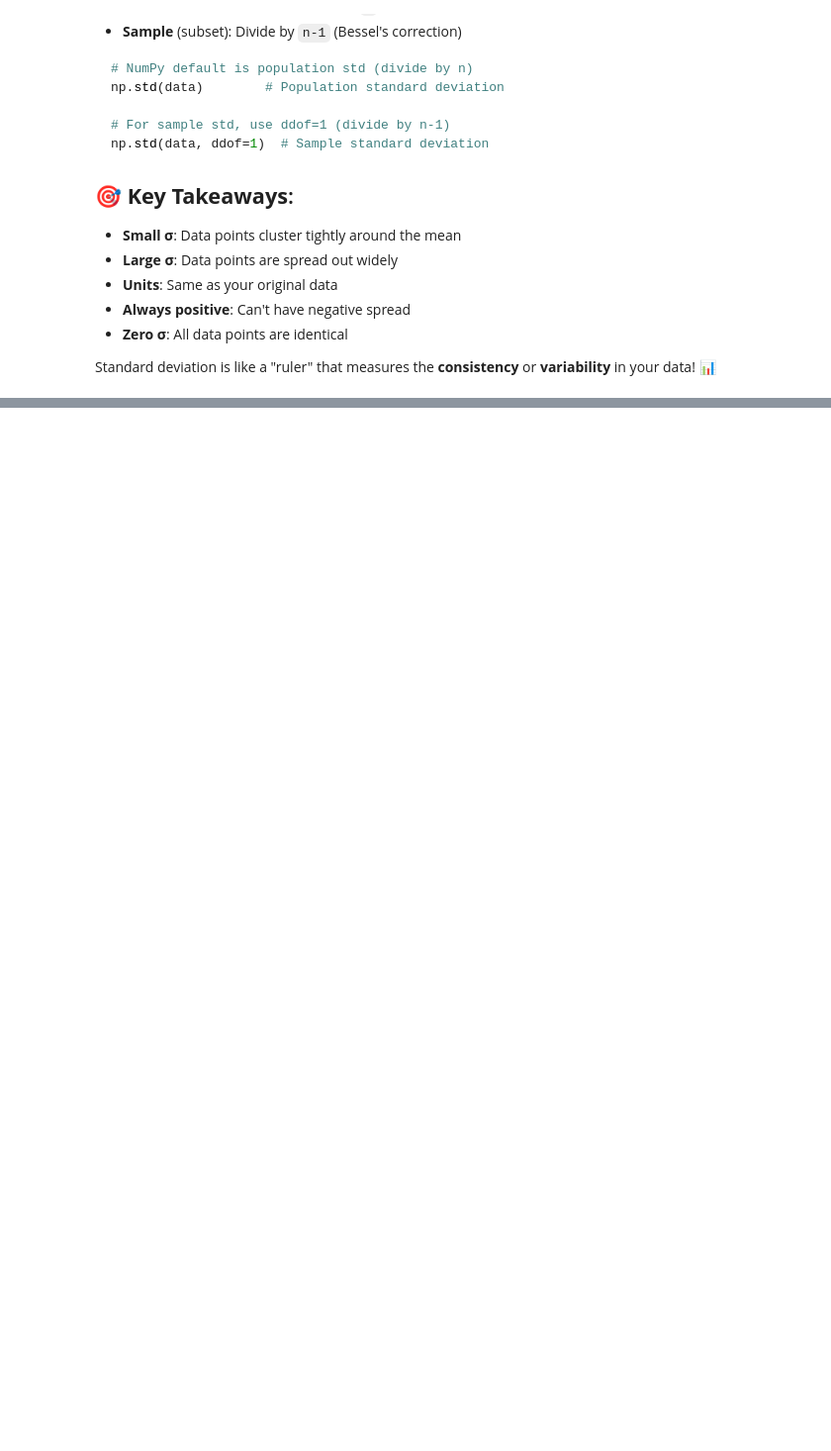
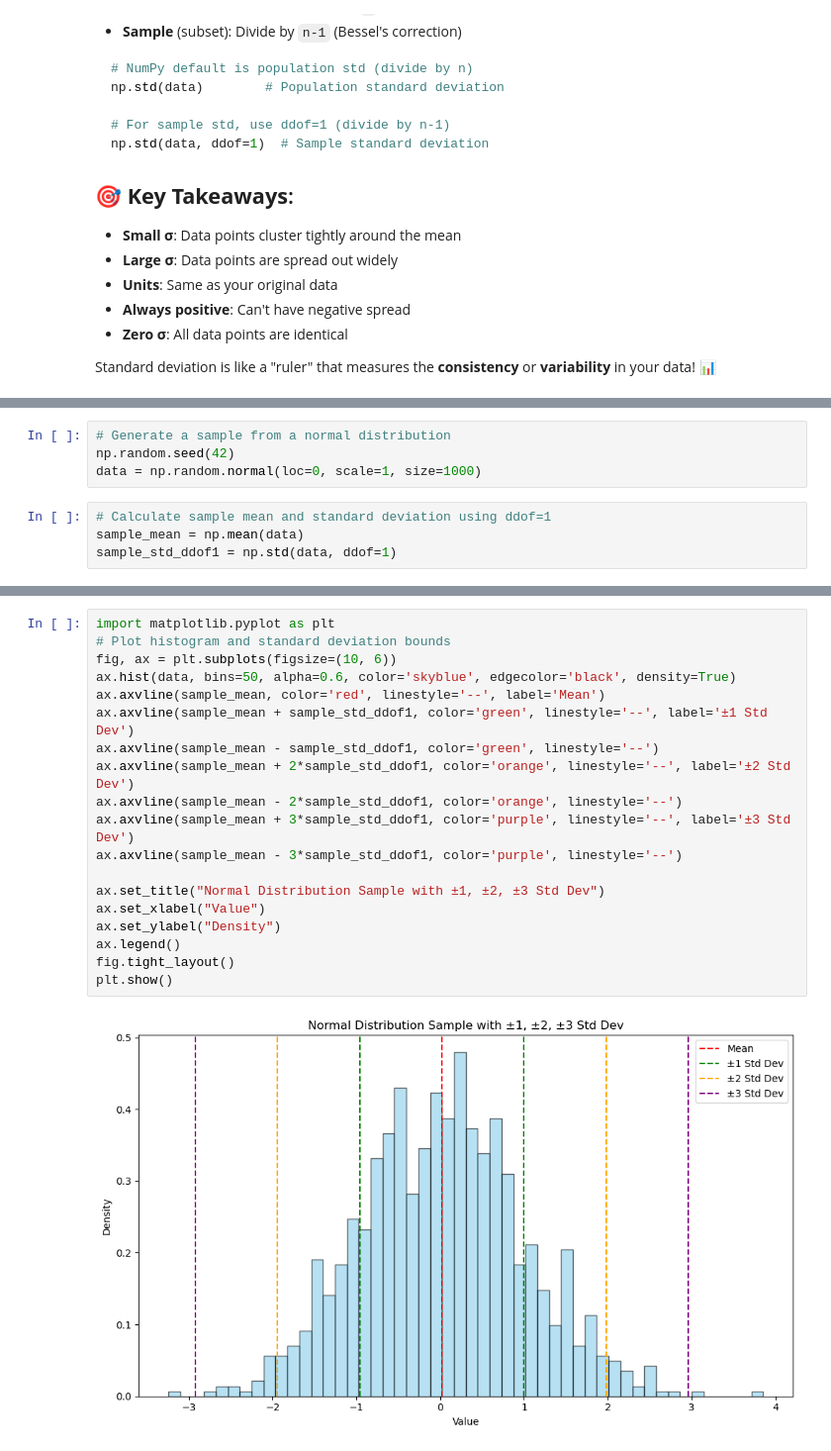
Before and after one commit to nikilok/python-ml, a Jupyter notebook: Python_for_Data_Science_NumPy.ipynb, the cells around one changed output, grey strips where cells are left out. Shown: that part at 99% size. Drawn from its saved outputs; the diff is of its cells as text; blank space fills up the shorter version.

Commit message:
example of how to extract a 1 std sample from a larger population data set
the matplot lib graphs demonstrate this clearly

```diff
--- a/Python_for_Data_Science_NumPy.ipynb
+++ b/Python_for_Data_Science_NumPy.ipynb
@@ -1004,0 +1008,8 @@ Standard deviation is like a "ruler" that measures the **consistency** or **vari
+# %%
+# Generate a sample from a normal distribution
+np.random.seed(42)
+data = np.random.normal(loc=0, scale=1, size=1000)
+# %%
+# Calculate sample mean and standard deviation using ddof=1
+sample_mean = np.mean(data)
+sample_std_ddof1 = np.std(data, ddof=1)
@@ -1004,0 +1044,21 @@ Standard deviation is like a "ruler" that measures the **consistency** or **vari
+# %%
+import matplotlib.pyplot as plt
+# Plot histogram and standard deviation bounds
+fig, ax = plt.subplots(figsize=(10, 6))
+ax.hist(data, bins=50, alpha=0.6, color='skyblue', edgecolor='black', density=True)
+ax.axvline(sample_mean, color='red', linestyle='--', label='Mean')
+ax.axvline(sample_mean + sample_std_ddof1, color='green', linestyle='--', label='±1 Std Dev')
+ax.axvline(sample_mean - sample_std_ddof1, color='green', linestyle='--')
+ax.axvline(sample_mean + 2*sample_std_ddof1, color='orange', linestyle='--', label='±2 Std Dev')
+ax.axvline(sample_mean - 2*sample_std_ddof1, color='orange', linestyle='--')
+ax.axvline(sample_mean + 3*sample_std_ddof1, color='purple', linestyle='--', label='±3 Std Dev')
+ax.axvline(sample_mean - 3*sample_std_ddof1, color='purple', linestyle='--')
+
+ax.set_title("Normal Distribution Sample with ±1, ±2, ±3 Std Dev")
+ax.set_xlabel("Value")
+ax.set_ylabel("Density")
+ax.legend()
+fig.tight_layout()
+plt.show()
+# %% [output]
+[figure, added]
```
Also changed, not shown: parts of 6 cells of this notebook.
